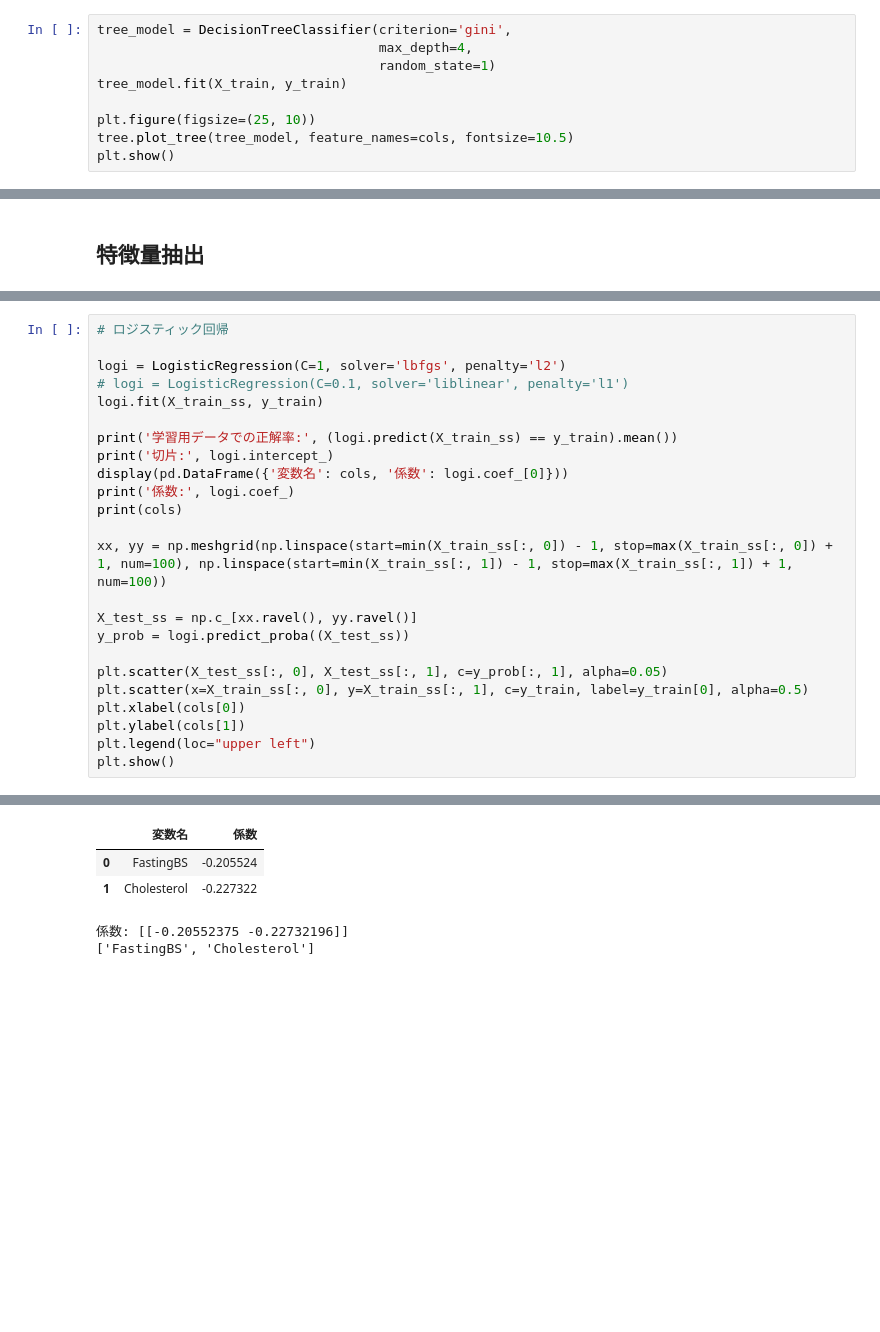
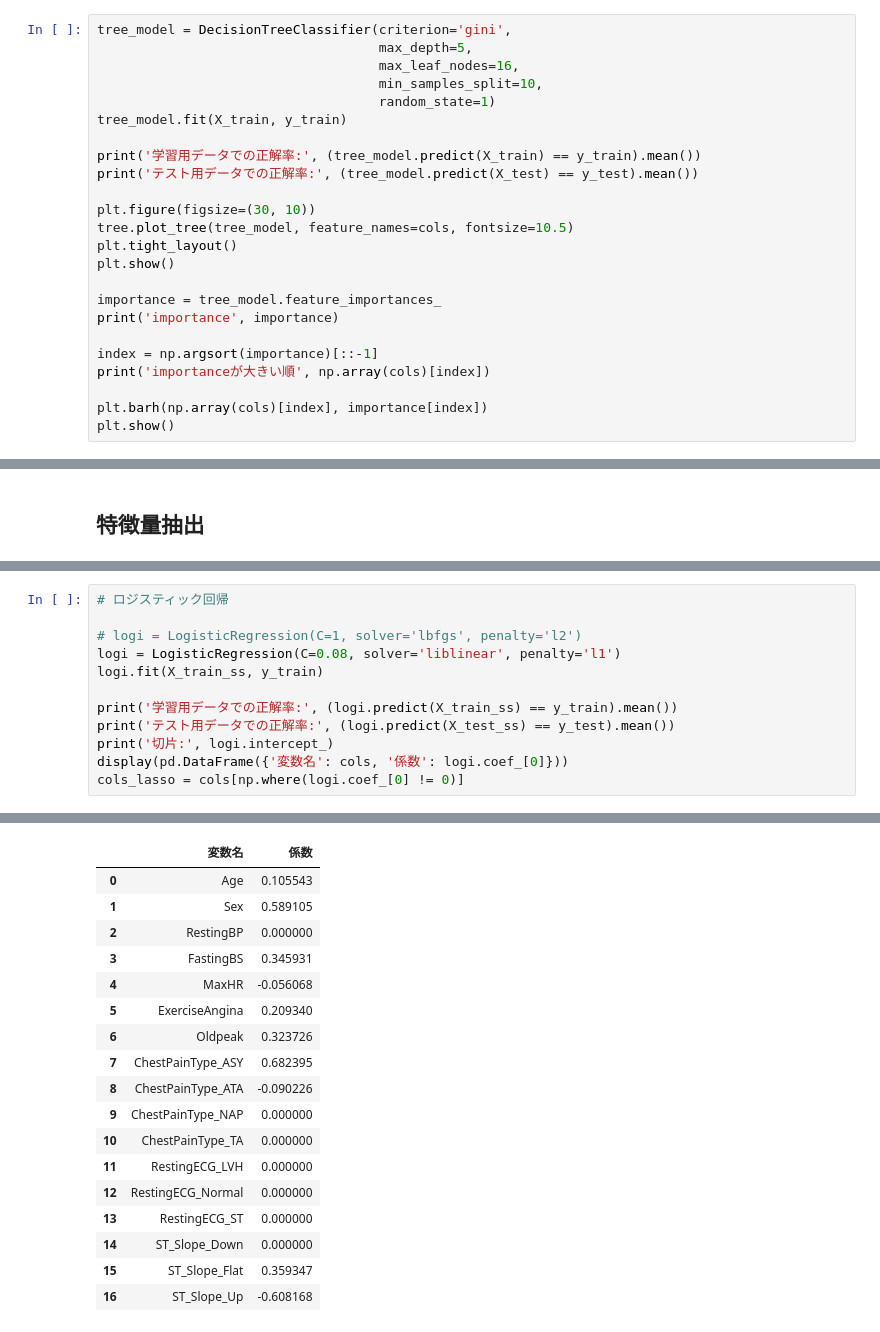
Before and after one commit to sushiizukatsu/problem2, a Jupyter notebook: problem2.ipynb, the cells around one changed output, grey strips where cells are left out. Saved outputs shown, nothing was run; the diff lists cells and outputs as text; blank space fills up the shorter version.

```diff
--- a/problem2.ipynb
+++ b/problem2.ipynb
@@ -213,11 +296,26 @@ X_test_ss = sscaler.fit_transform(X_test)
 ### 決定木
 # %%
 tree_model = DecisionTreeClassifier(criterion='gini',
-                                    max_depth=4,
+                                    max_depth=5,
+                                    max_leaf_nodes=16,
+                                    min_samples_split=10,
                                     random_state=1)
 tree_model.fit(X_train, y_train)
 
-plt.figure(figsize=(25, 10))
+print('学習用データでの正解率:', (tree_model.predict(X_train) == y_train).mean())
+print('テスト用データでの正解率:', (tree_model.predict(X_test) == y_test).mean())
+
+plt.figure(figsize=(30, 10))
 tree.plot_tree(tree_model, feature_names=cols, fontsize=10.5)
+plt.tight_layout()
 plt.show()
+
+importance = tree_model.feature_importances_
+print('importance', importance)
+
+index = np.argsort(importance)[::-1]
+print('importanceが大きい順', np.array(cols)[index])
+
+plt.barh(np.array(cols)[index], importance[index])
+plt.show()
 # %% [output]
@@ -238,25 +410,13 @@ plt.show()
 # %%
 # ロジスティック回帰
 
-logi = LogisticRegression(C=1, solver='lbfgs', penalty='l2')
-# logi = LogisticRegression(C=0.1, solver='liblinear', penalty='l1')
+# logi = LogisticRegression(C=1, solver='lbfgs', penalty='l2')
+logi = LogisticRegression(C=0.08, solver='liblinear', penalty='l1')
 logi.fit(X_train_ss, y_train)
 
 print('学習用データでの正解率:', (logi.predict(X_train_ss) == y_train).mean())
+print('テスト用データでの正解率:', (logi.predict(X_test_ss) == y_test).mean())
 print('切片:', logi.intercept_)
 display(pd.DataFrame({'変数名': cols, '係数': logi.coef_[0]}))
-print('係数:', logi.coef_)
-print(cols)
-
-xx, yy = np.meshgrid(np.linspace(start=min(X_train_ss[:, 0]) - 1, stop=max(X_train_ss[:, 0]) + 1, num=100), np.linspace(start=min(X_train_ss[:, 1]) - 1, stop=max(X_train_ss[:, 1]) + 1, num=100))
-
-X_test_ss = np.c_[xx.ravel(), yy.ravel()]
-y_prob = logi.predict_proba((X_test_ss))
-
-plt.scatter(X_test_ss[:, 0], X_test_ss[:, 1], c=y_prob[:, 1], alpha=0.05)
-plt.scatter(x=X_train_ss[:, 0], y=X_train_ss[:, 1], c=y_train, label=y_train[0], alpha=0.5)
-plt.xlabel(cols[0])
-plt.ylabel(cols[1])
-plt.legend(loc="upper left")
-plt.show()
+cols_lasso = cols[np.where(logi.coef_[0] != 0)]
 # %% [output]
@@ -265,5 +426,18 @@ plt.show()
 |  | 変数名 | 係数 |
-| 0 | FastingBS | -0.205524 |
-| 1 | Cholesterol | -0.227322 |
+| 0 | Age | 0.105543 |
+| 1 | Sex | 0.589105 |
+| 2 | RestingBP | 0.000000 |
+| 3 | FastingBS | 0.345931 |
+| 4 | MaxHR | -0.056068 |
+| 5 | ExerciseAngina | 0.209340 |
+| 6 | Oldpeak | 0.323726 |
+| 7 | ChestPainType_ASY | 0.682395 |
+| 8 | ChestPainType_ATA | -0.090226 |
+| 9 | ChestPainType_NAP | 0.000000 |
+| 10 | ChestPainType_TA | 0.000000 |
+| 11 | RestingECG_LVH | 0.000000 |
+| 12 | RestingECG_Normal | 0.000000 |
+| 13 | RestingECG_ST | 0.000000 |
+| 14 | ST_Slope_Down | 0.000000 |
+| 15 | ST_Slope_Flat | 0.359347 |
+| 16 | ST_Slope_Up | -0.608168 |
-係数: [[-0.20552375 -0.22732196]]
-['FastingBS', 'Cholesterol']
```
Also changed, not shown: parts of 29 cells of this notebook.
